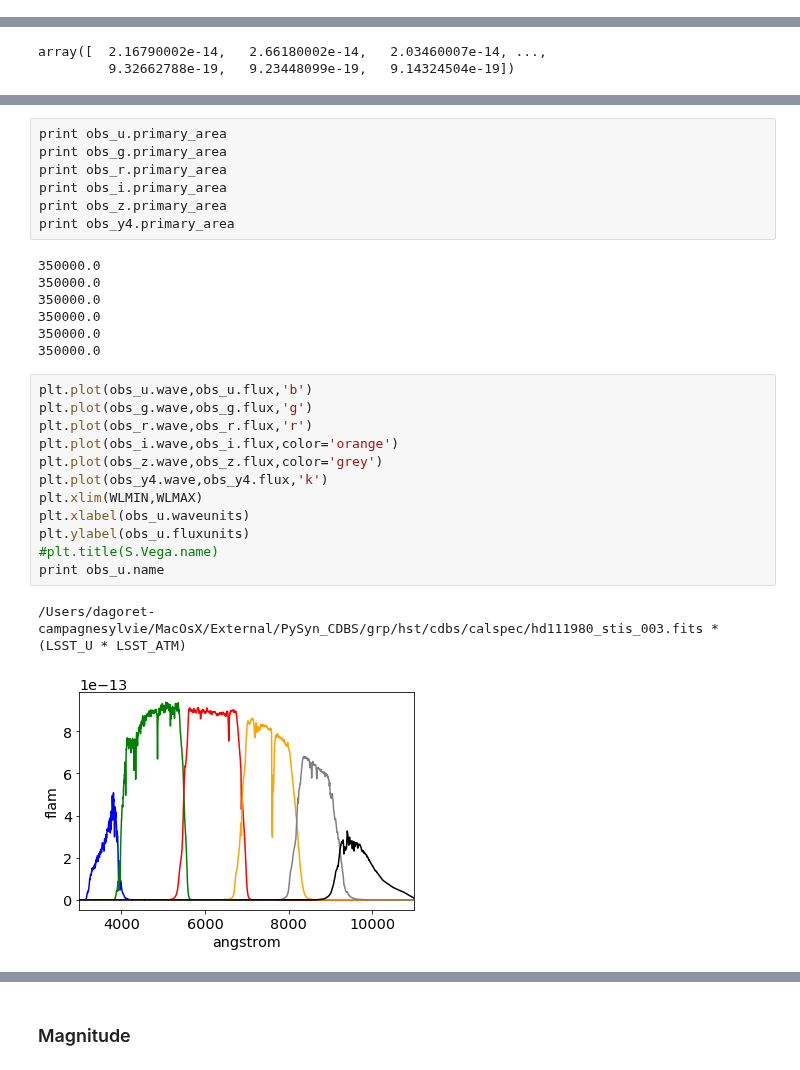
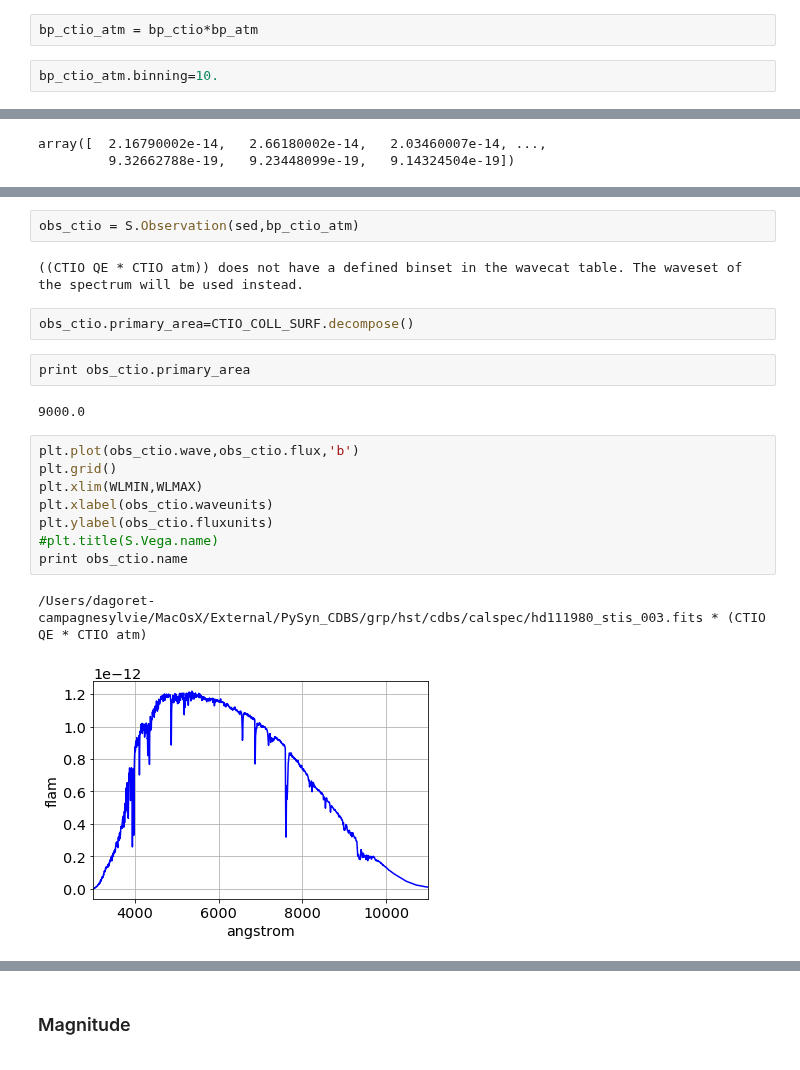
Before and after one commit to sylvielsstfr/CTIOAnaJun2017, a Jupyter notebook: spectrumsim/SED_CALSPEC_Atm_CTIOTel.ipynb, the cells around one changed output, grey strips where cells are left out. Cells and saved outputs as stored; diff of their text form.

Commit message:
show the true spectrum at CTIO

```diff
--- a/spectrumsim/SED_CALSPEC_Atm_CTIOTel.ipynb
+++ b/spectrumsim/SED_CALSPEC_Atm_CTIOTel.ipynb
@@ -248 +221,5 @@ bp_y4_atm.binning=10.
+# %%
+bp_ctio_atm = bp_ctio*bp_atm
+# %%
+bp_ctio_atm.binning=10.
 # %%
@@ -301,29 +254,21 @@ obs_y4.primary_area=LSST_COLL_SURF.decompose()
-# %%
-print obs_u.primary_area
-print obs_g.primary_area
-print obs_r.primary_area
-print obs_i.primary_area
-print obs_z.primary_area
-print obs_y4.primary_area
-# %% [output]
-350000.0
-350000.0
-350000.0
-350000.0
-350000.0
-350000.0
+# %%
+obs_ctio = S.Observation(sed,bp_ctio_atm)
+# %% [output]
+((CTIO QE * CTIO atm)) does not have a defined binset in the wavecat table. The waveset of the spectrum will be used instead.
+# %%
+obs_ctio.primary_area=CTIO_COLL_SURF.decompose()
+# %%
+print obs_ctio.primary_area
+# %% [output]
+9000.0
 # %%
-plt.plot(obs_u.wave,obs_u.flux,'b')
-plt.plot(obs_g.wave,obs_g.flux,'g')
-plt.plot(obs_r.wave,obs_r.flux,'r')
-plt.plot(obs_i.wave,obs_i.flux,color='orange')
-plt.plot(obs_z.wave,obs_z.flux,color='grey')
-plt.plot(obs_y4.wave,obs_y4.flux,'k')
+plt.plot(obs_ctio.wave,obs_ctio.flux,'b')
+plt.grid()
 plt.xlim(WLMIN,WLMAX)
-plt.xlabel(obs_u.waveunits)
-plt.ylabel(obs_u.fluxunits)
+plt.xlabel(obs_ctio.waveunits)
+plt.ylabel(obs_ctio.fluxunits)
 #plt.title(S.Vega.name)
-print obs_u.name
+print obs_ctio.name
 # %% [output]
-/Users/dagoret-campagnesylvie/MacOsX/External/PySyn_CDBS/grp/hst/cdbs/calspec/hd111980_stis_003.fits * (LSST_U * LSST_ATM)
+/Users/dagoret-campagnesylvie/MacOsX/External/PySyn_CDBS/grp/hst/cdbs/calspec/hd111980_stis_003.fits * (CTIO QE * CTIO atm)
-[figure, old version]
+[figure, new version]
```
Also changed, not shown: parts of 35 cells of this notebook, 1 other file.
